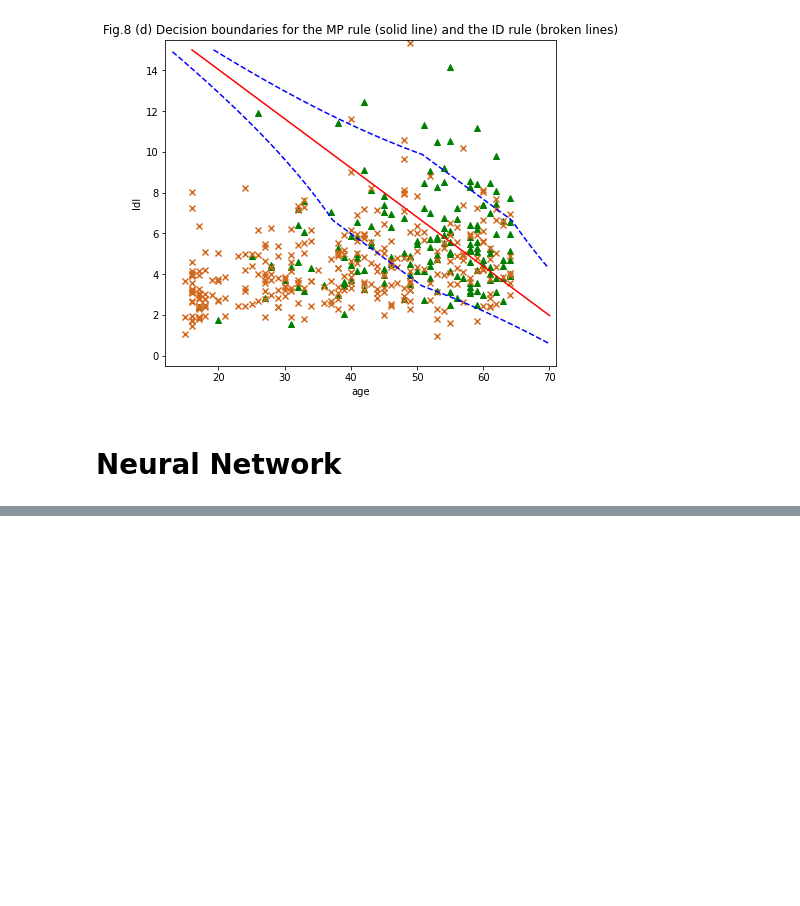
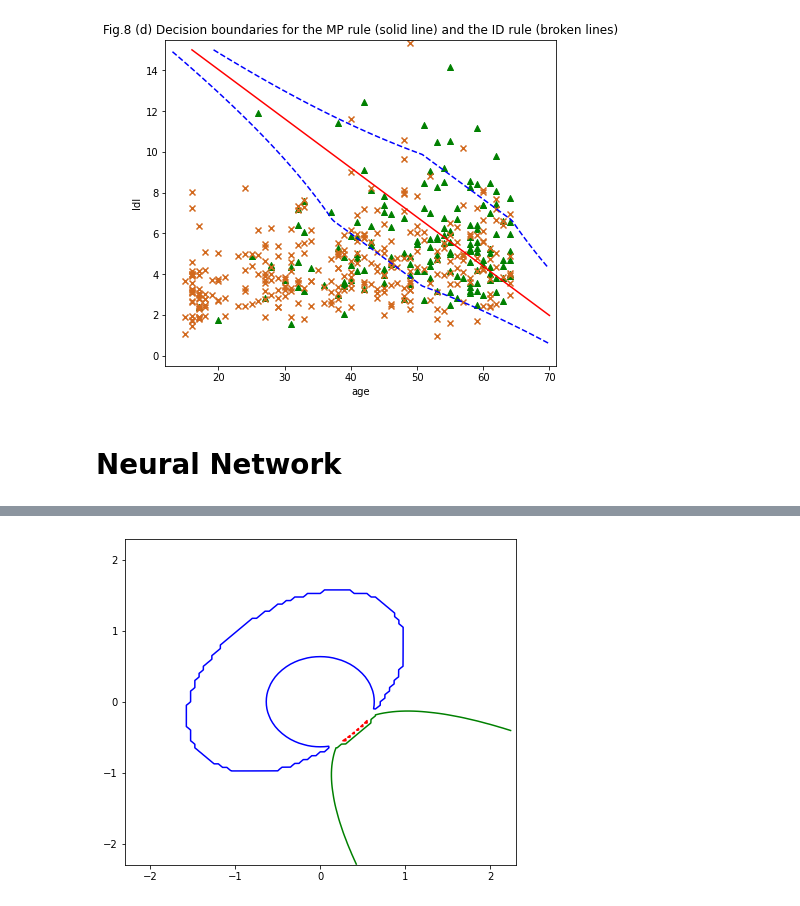
Before and after one commit to evidentiallab/Lunde_Chen_NN_Belief_Reproduction, a Jupyter notebook: NNBelief_logistic_regression.ipynb, the cells around one changed output, grey strips where cells are left out. Drawn from its saved outputs; the diff is of its cells as text; code cells hidden in the pictures; blank space fills up the shorter version.

```diff
--- a/NNBelief_with_sklearn.ipynb
+++ b/NNBelief_logistic_regression.ipynb
@@ -962,0 +1038,41 @@ https://ocw.snu.ac.kr/sites/default/files/NOTE/Pattern%20Recognition%20Week%204.
+# %%
+from scipy.stats import multivariate_normal
+
+def dist_1(_px, _py):
+    return multivariate_normal(mean=mu1, cov=sigma1).pdf([_px, _py])
+def dist_2(_px, _py):
+    return multivariate_normal(mean=mu2, cov=sigma2).pdf([_px, _py])
+def dist_3(_px, _py):
+    return multivariate_normal(mean=mu3, cov=sigma3).pdf([_px, _py])
+
+def compare_and_substrate(number_a, number_b, number_c):
+    if number_c < number_a and number_c < number_b:
+        return number_a - number_b
+    return number_a + number_b + number_c
+
+def decision_boudary(func_a, func_b, func_c, _grid_X, _grid_Y):
+    matrix_a = np.vectorize(func_a)(_grid_X, _grid_Y)
+    matrix_b = np.vectorize(func_b)(_grid_X, _grid_Y)
+    matrix_c = np.vectorize(func_c)(_grid_X, _grid_Y)
+    return np.vectorize(compare_and_substrate)(matrix_a, matrix_b, matrix_c)
+
+
+feature_x = np.arange(-2.3, 2.3, 0.05)
+feature_y = np.arange(-2.3, 2.3, 0.05)
+[grid_X, grid_Y] = np.meshgrid(feature_x, feature_y)
+
+fig, ax = plt.subplots(1, 1)
+Z12 = decision_boudary(dist_1, dist_2, dist_3, grid_X, grid_Y)
+ax.contour(grid_X, grid_Y, Z12, [0], colors='blue')
+Z13 = decision_boudary(dist_1, dist_3, dist_2, grid_X, grid_Y)
+ax.contour(grid_X, grid_Y, Z13, [0], colors='red')
+Z23 = decision_boudary(dist_2, dist_3, dist_1, grid_X, grid_Y)
+ax.contour(grid_X, grid_Y, Z23, [0], colors='green')
+
+fig.set_size_inches(7, 6)
+plt.xlim([-2.3, 2.3])
+plt.ylim([-2.3, 2.3])
+ax.set_title('Not working as expected')
+plt.show()
+# %% [output]
+[figure, added]
```
Also changed, not shown: parts of 10 cells of this notebook, 1 other file.
